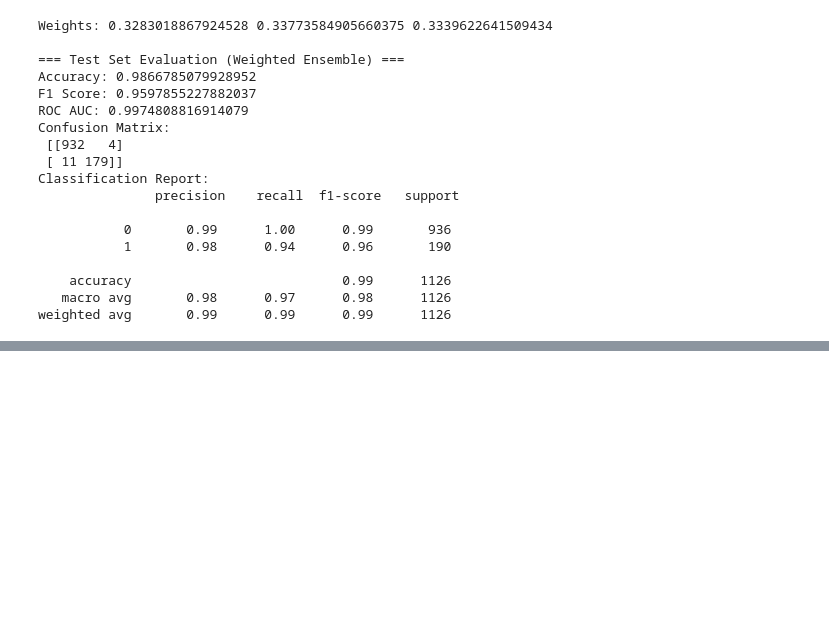
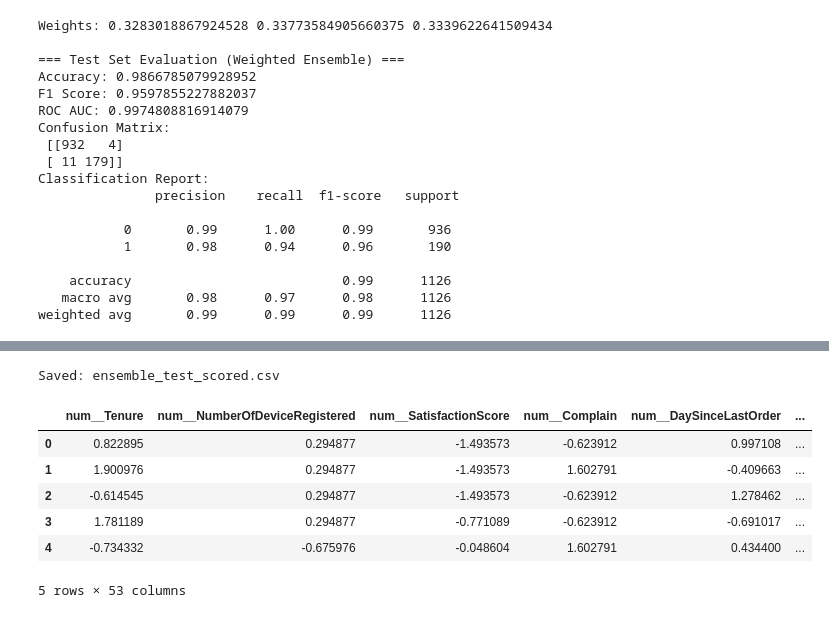
Before and after one commit to heokieee/bt4103-grp9, a Jupyter notebook: ensemble.ipynb, the cells around one changed output, grey strips where cells are left out. Drawn from its saved outputs; the diff is of its cells as text; code cells hidden in the pictures; blank space fills up the shorter version.

```diff
--- a/ensemble.ipynb
+++ b/ensemble.ipynb
@@ -526,3 +526,38 @@ You can set `force_col_wise=true` to remove the overhead.
     accuracy                           0.98      1126
    macro avg       0.98      0.96      0.97      1126
 weighted avg       0.98      0.98      0.98      1126
+# %%
+import pandas as pd
+import numpy as np
+
+# Weighted ensemble scoring on X_test
+rf_proba = best_rf.predict_proba(X_test)[:, 1]
+xgb_proba = best_xgb.predict_proba(X_test)[:, 1]
+lgbm_proba = best_lgbm.predict_proba(X_test)[:, 1]
+
+ensemble_proba = (
+    w_rf * rf_proba +
+    w_xgb * xgb_proba +
+    w_lgbm * lgbm_proba
+)
+
+ensemble_pred = (ensemble_proba >= 0.5).astype(int)
+
+scored_test = X_test.copy()
+scored_test["Churn_true"] = y_test.values
+scored_test["Churn_pred"] = ensemble_pred
+scored_test["Churn_probability"] = ensemble_proba
+
+scored_test.to_csv("ensemble_test_scored.csv", index=False)
+print("Saved: ensemble_test_scored.csv")
+
+display(scored_test.head())
+# %% [output]
+Saved: ensemble_test_scored.csv
+|  | num__Tenure | num__NumberOfDeviceRegistered | num__SatisfactionScore | num__Complain | num__DaySinceLastOrder | ... |
+| 0 | 0.822895 | 0.294877 | -1.493573 | -0.623912 | 0.997108 | ... |
+| 1 | 1.900976 | 0.294877 | -1.493573 | 1.602791 | -0.409663 | ... |
+| 2 | -0.614545 | 0.294877 | -1.493573 | -0.623912 | 1.278462 | ... |
+| 3 | 1.781189 | 0.294877 | -0.771089 | -0.623912 | -0.691017 | ... |
+| 4 | -0.734332 | -0.675976 | -0.048604 | 1.602791 | 0.434400 | ... |
+5 rows × 53 columns
```
Also changed, not shown: parts of 5 cells of this notebook, 9 other files.
